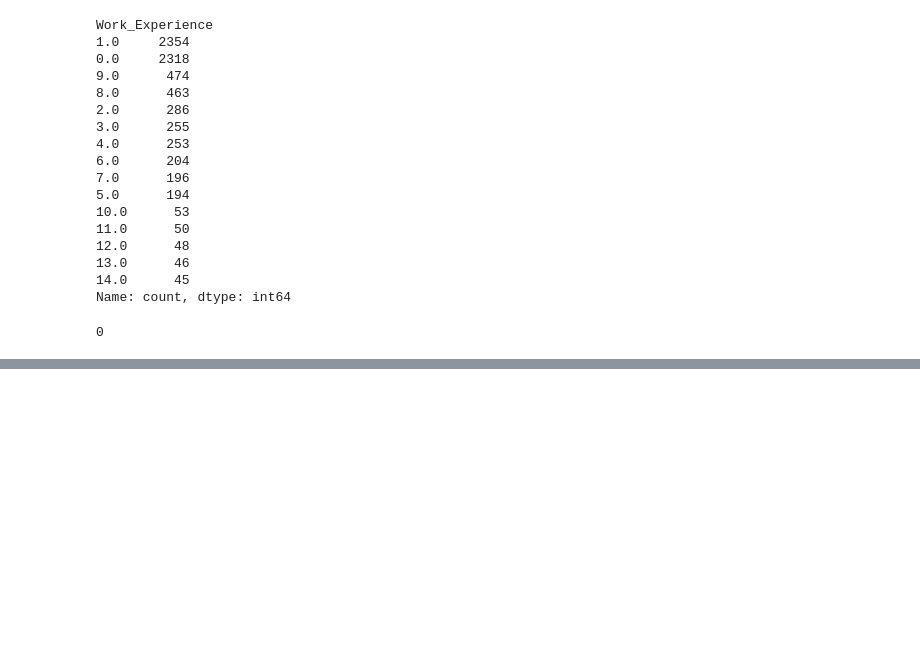
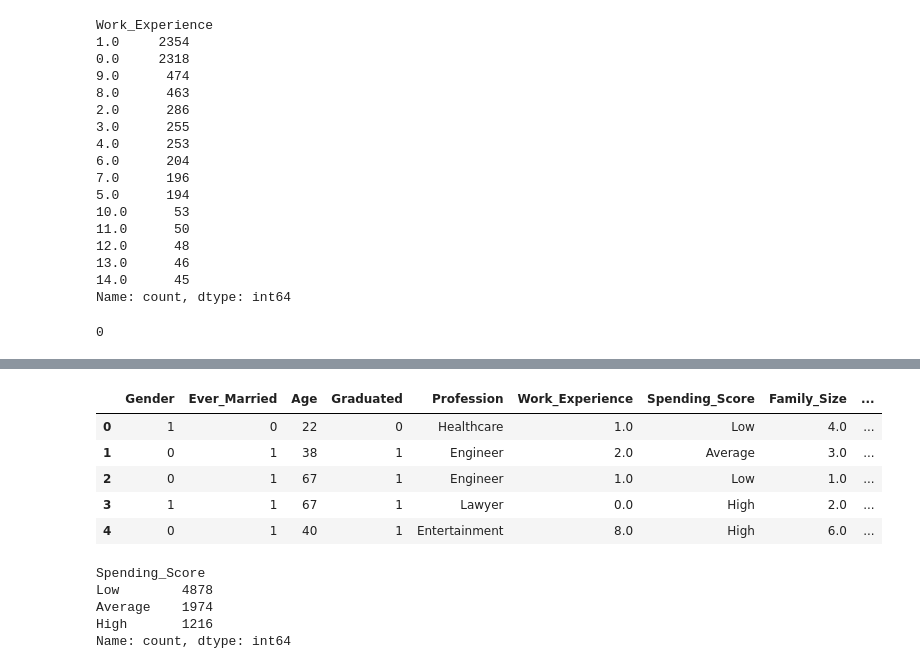
Before and after one commit to arfan64shah/Data_Science, a Jupyter notebook: Random_Forest/Random_Forest.ipynb, the cells around one changed output, grey strips where cells are left out. Drawn from its saved outputs; the diff is of its cells as text; code cells hidden in the pictures; blank space fills up the shorter version.

Commit message:
added preprocessing and data cleaning

```diff
--- a/Random_Forest/Random_Forest.ipynb
+++ b/Random_Forest/Random_Forest.ipynb
@@ -254,0 +404,30 @@ dataset.Work_Experience.isnull().sum()
+# %%
+# as there are two unique values in some columns, use labelencoder from sklearn to encode them
+encoder = LabelEncoder()
+
+# encode for Gender
+dataset['Gender'] = encoder.fit_transform(dataset.Gender)
+
+# encode for Ever_Married
+dataset['Ever_Married'] = encoder.fit_transform(dataset['Ever_Married'])
+
+# encode Graduated
+dataset['Graduated'] = encoder.fit_transform(dataset['Graduated'])
+
+dataset.head()
+# %% [output]
+|  | Gender | Ever_Married | Age | Graduated | Profession | Work_Experience | Spending_Score | Family_Size | ... |
+| 0 | 1 | 0 | 22 | 0 | Healthcare | 1.0 | Low | 4.0 | ... |
+| 1 | 0 | 1 | 38 | 1 | Engineer | 2.0 | Average | 3.0 | ... |
+| 2 | 0 | 1 | 67 | 1 | Engineer | 1.0 | Low | 1.0 | ... |
+| 3 | 1 | 1 | 67 | 1 | Lawyer | 0.0 | High | 2.0 | ... |
+| 4 | 0 | 1 | 40 | 1 | Entertainment | 8.0 | High | 6.0 | ... |
+# %%
+# Spending_Score has ordinal data, so apply ordinal encoding
+dataset.Spending_Score.value_counts()
+# %% [output]
+Spending_Score
+Low        4878
+Average    1974
+High       1216
+Name: count, dtype: int64
```
Also changed, not shown: parts of 16 cells of this notebook.
